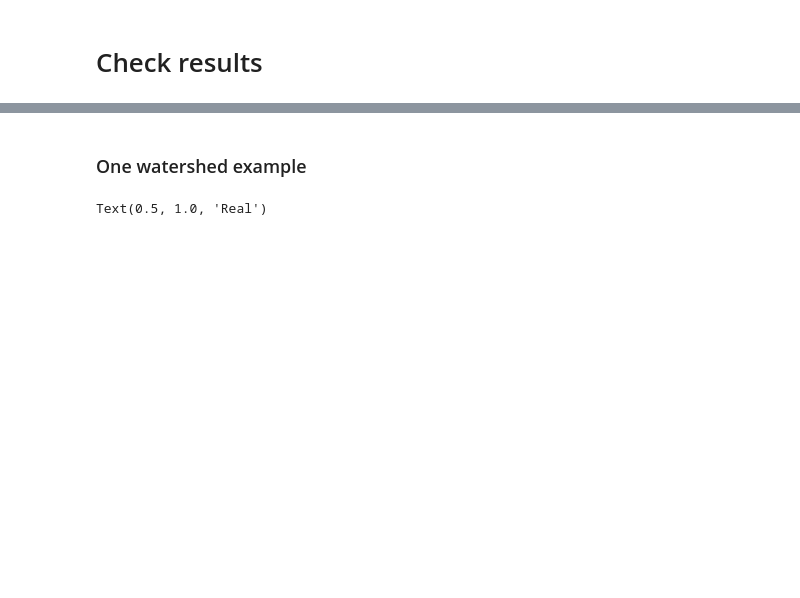
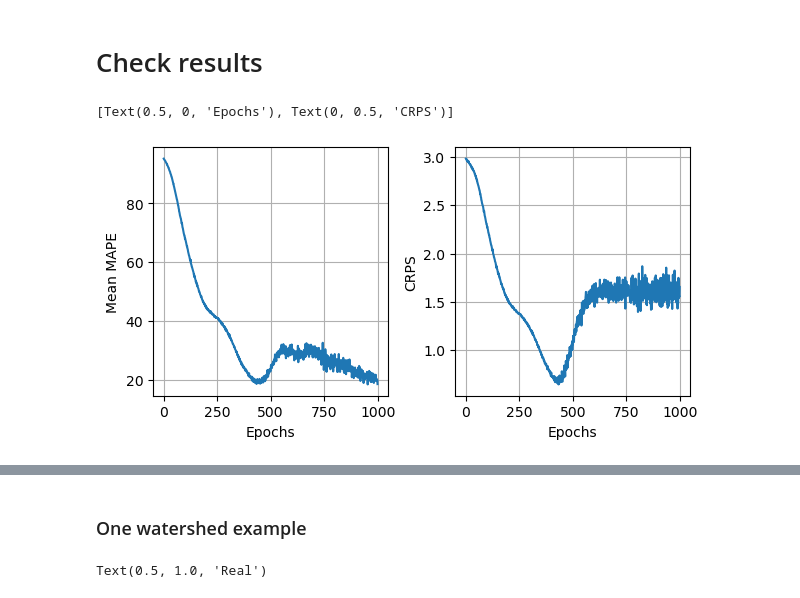
Before and after one commit to kinyatoride/PSL_GAN, a Jupyter notebook: hackathon_gan.ipynb, the cells around one changed output, grey strips where cells are left out. Cells and saved outputs as stored; diff of their text form; code cells hidden in the pictures; blank space fills up the shorter version.

```diff
--- a/hackathon_gan.ipynb
+++ b/hackathon_gan.ipynb
@@ -90,7 +96,8 @@ class Discriminator(nn.Module):
             get_discriminator_block(im_dim, hidden_dim * 4),
             get_discriminator_block(hidden_dim * 4, hidden_dim * 2),
             get_discriminator_block(hidden_dim * 2, hidden_dim),
-            nn.Linear(hidden_dim, 1)
+            nn.Linear(hidden_dim, 1),
+            nn.Sigmoid()
         )
 
     def forward(self, image):
@@ -128,7 +135,7 @@ def get_disc_loss(gen, disc, criterion, real, num_images, z_dim, device):
     disc_real_pred = disc(real)
     disc_real_loss = criterion(disc_real_pred, torch.ones_like(disc_real_pred))
     disc_loss = (disc_fake_loss + disc_real_loss) / 2
-    return disc_loss
+    return disc_loss, disc_fake_pred
 # %%
 def get_gen_loss(gen, disc, criterion, num_images, z_dim, device):
     '''
@@ -156,19 +163,20 @@ def get_gen_loss(gen, disc, criterion, num_images, z_dim, device):
 # %%
 # Set your parameters
 criterion = nn.BCEWithLogitsLoss()
-n_epochs = 200
+n_epochs = 1000
 z_dim = 2
-display_step = 500
+display_step = 25
 
 lr = 0.00001
-lr = 0.006
+#lr = 0.006
+#lr = 6.0e-5
 device = 'cpu'
 
 gen = Generator(z_dim).to(device)
 disc = Discriminator().to(device)
 
-#gen_opt = torch.optim.Adam(gen.parameters(), lr=lr)
-#disc_opt = torch.optim.Adam(disc.parameters(), lr=lr)
-gen_opt = torch.optim.SGD(gen.parameters(), lr=lr)
-disc_opt = torch.optim.SGD(disc.parameters(), lr=lr)
+gen_opt = torch.optim.Adam(gen.parameters(), lr=lr)
+disc_opt = torch.optim.Adam(disc.parameters(), lr=lr)
+#gen_opt = torch.optim.SGD(gen.parameters(), lr=lr)
+#disc_opt = torch.optim.SGD(disc.parameters(), lr=lr)
 # %%
@@ -256,2 +305,20 @@ import numpy as np
 import matplotlib.pyplot as plt
 import seaborn as sns
+# %%
+fig, axs = plt.subplots(1, 2, figsize=(6, 3), layout='constrained')
+ax = axs[0]
+ax.plot(history['Mean_MAPE'])
+
+ax.grid()
+ax.set(xlabel='Epochs',
+       ylabel='Mean MAPE')
+
+ax = axs[1]
+ax.plot(history['CRPS'])
+
+ax.grid()
+ax.set(xlabel='Epochs',
+       ylabel='CRPS')
+# %% [output]
+[Text(0.5, 0, 'Epochs'), Text(0, 0.5, 'CRPS')]
+[figure, added]
```
Also changed, not shown: parts of 12 cells of this notebook, 1 other file.
